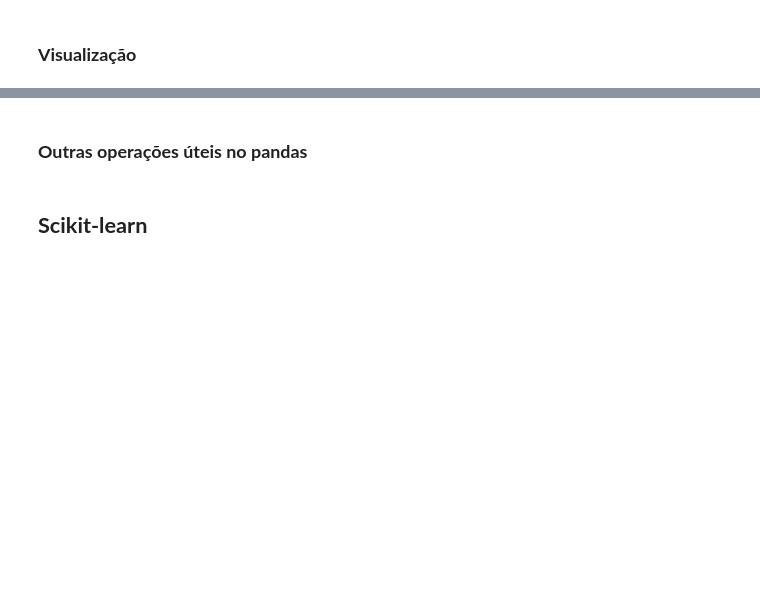
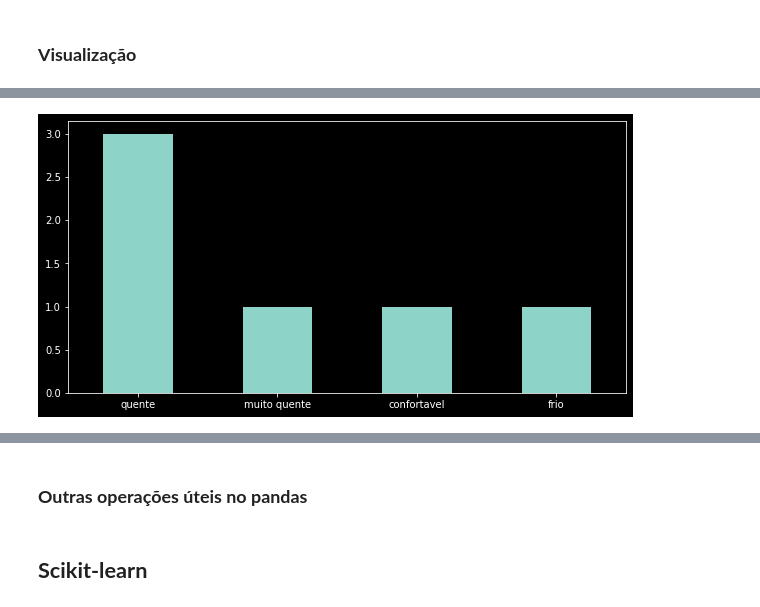
Before and after one commit to odcolares/CientistaDeDados, a Jupyter notebook: [IGTI]_Bootcamp_Módulo_2NV.ipynb, the cells around one changed output, grey strips where cells are left out. Saved outputs shown, nothing was run; the diff lists cells and outputs as text; code cells hidden in the pictures; blank space fills up the shorter version.

```diff
--- a/[IGTI]_Bootcamp_Módulo_2NV.ipynb
+++ b/[IGTI]_Bootcamp_Módulo_2NV.ipynb
@@ -1032,6 +936,7 @@ df
 # %%
 # plot de barras
-df['classification'].value_counts().plot.bar(figsize=(10, 5),
-                                             rot=0);
+df['classification'].value_counts().plot.bar(figsize=(10, 5), rot=0);
+# %% [output]
+[figure, added]
 # %%
 # plot de barras
```
Also changed, not shown: parts of 44 cells of this notebook.
